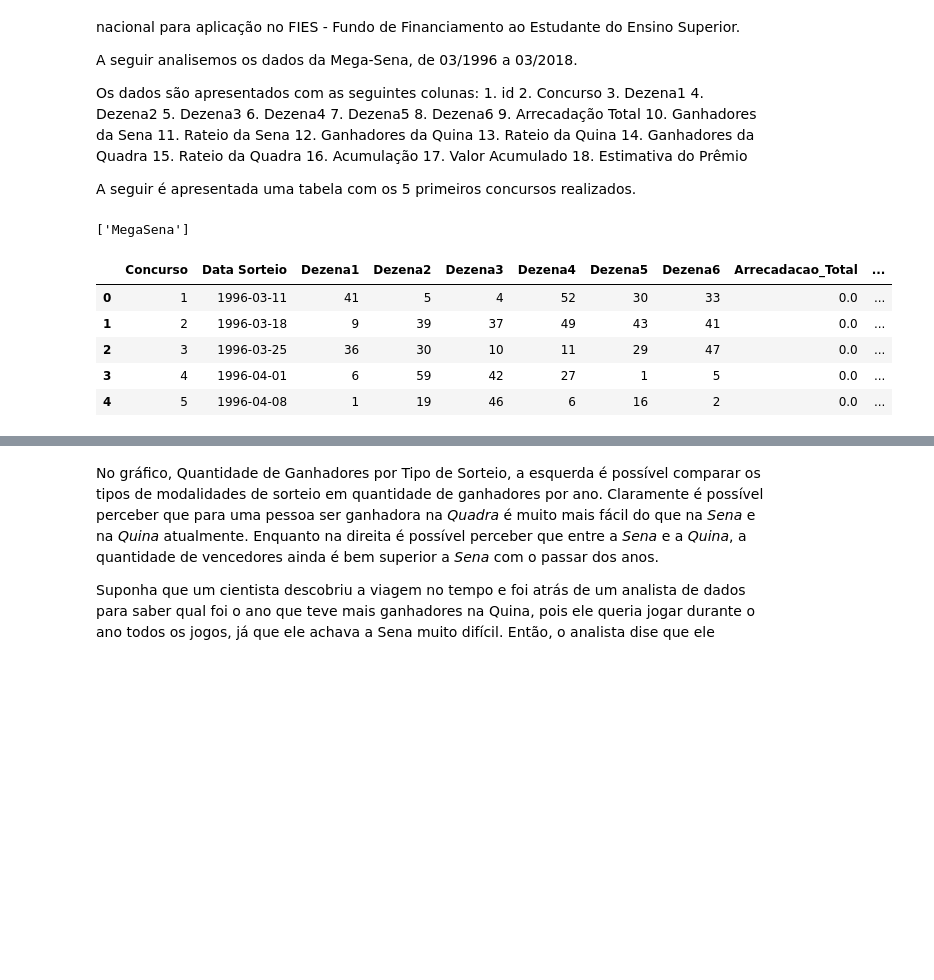
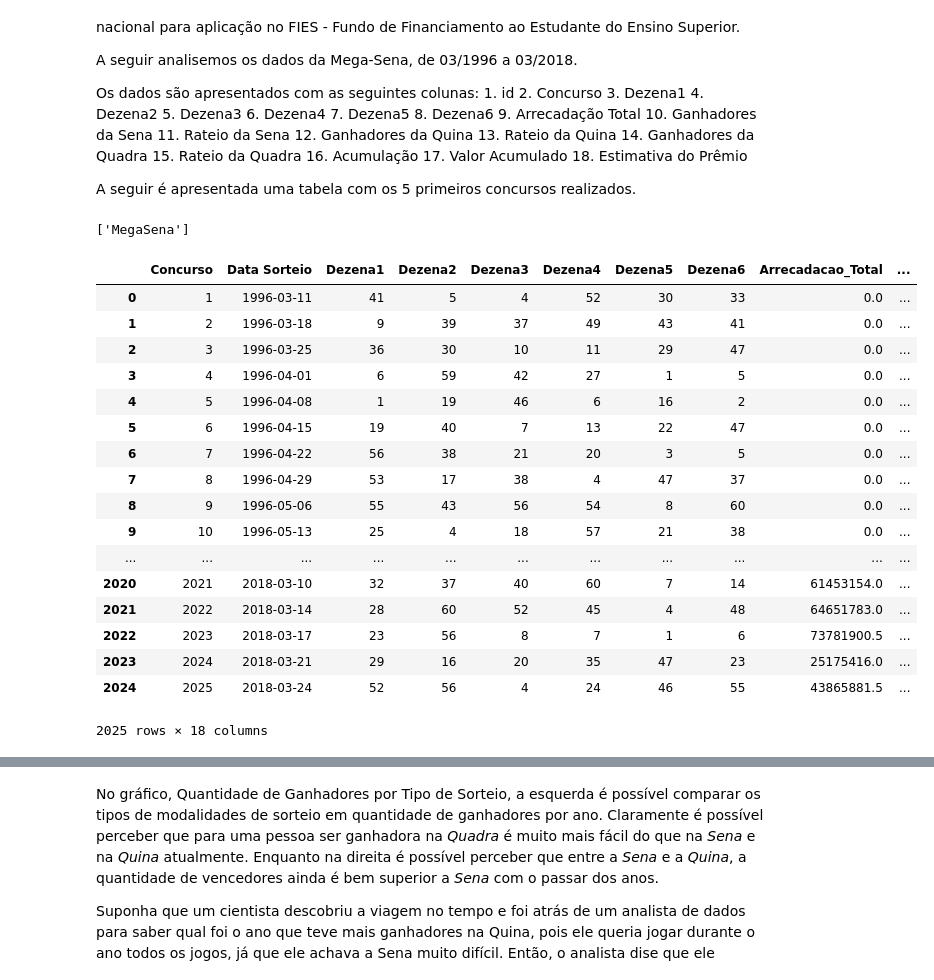
Before and after one commit to henriquedavid/megasena_analyse, a Jupyter notebook: Mega-Sena Analyse.ipynb, the cells around one changed output, grey strips where cells are left out. Saved outputs shown, nothing was run; the diff lists cells and outputs as text; code cells hidden in the pictures; blank space fills up the shorter version.

```diff
--- a/Mega-Sena Analyse.ipynb
+++ b/Mega-Sena Analyse.ipynb
@@ -40,18 +42,31 @@ Os dados são apresentados com as seguintes colunas:
 
 A seguir é apresentada uma tabela com os 5 primeiros concursos realizados.
 # %%
+# Importar o database e importar o pandas e o matplotlib
 import pandas as pd
 import matplotlib.pyplot as plt
 arquivo = 'basedados.xlsx'
 excel = pd.ExcelFile(arquivo)
 print(excel.sheet_names)
 dados = excel.parse(0)
-dados.head()
+dados
 # %% [output]
 ['MegaSena']
 |  | Concurso | Data Sorteio | Dezena1 | Dezena2 | Dezena3 | Dezena4 | Dezena5 | Dezena6 | Arrecadacao_Total | ... |
 | 0 | 1 | 1996-03-11 | 41 | 5 | 4 | 52 | 30 | 33 | 0.0 | ... |
 | 1 | 2 | 1996-03-18 | 9 | 39 | 37 | 49 | 43 | 41 | 0.0 | ... |
 | 2 | 3 | 1996-03-25 | 36 | 30 | 10 | 11 | 29 | 47 | 0.0 | ... |
 | 3 | 4 | 1996-04-01 | 6 | 59 | 42 | 27 | 1 | 5 | 0.0 | ... |
 | 4 | 5 | 1996-04-08 | 1 | 19 | 46 | 6 | 16 | 2 | 0.0 | ... |
+| 5 | 6 | 1996-04-15 | 19 | 40 | 7 | 13 | 22 | 47 | 0.0 | ... |
+| 6 | 7 | 1996-04-22 | 56 | 38 | 21 | 20 | 3 | 5 | 0.0 | ... |
+| 7 | 8 | 1996-04-29 | 53 | 17 | 38 | 4 | 47 | 37 | 0.0 | ... |
+| 8 | 9 | 1996-05-06 | 55 | 43 | 56 | 54 | 8 | 60 | 0.0 | ... |
+| 9 | 10 | 1996-05-13 | 25 | 4 | 18 | 57 | 21 | 38 | 0.0 | ... |
+| ... | ... | ... | ... | ... | ... | ... | ... | ... | ... | ... |
+| 2020 | 2021 | 2018-03-10 | 32 | 37 | 40 | 60 | 7 | 14 | 61453154.0 | ... |
+| 2021 | 2022 | 2018-03-14 | 28 | 60 | 52 | 45 | 4 | 48 | 64651783.0 | ... |
+| 2022 | 2023 | 2018-03-17 | 23 | 56 | 8 | 7 | 1 | 6 | 73781900.5 | ... |
+| 2023 | 2024 | 2018-03-21 | 29 | 16 | 20 | 35 | 47 | 23 | 25175416.0 | ... |
+| 2024 | 2025 | 2018-03-24 | 52 | 56 | 4 | 24 | 46 | 55 | 43865881.5 | ... |
+2025 rows × 18 columns
```
Also changed, not shown: parts of 8 cells of this notebook.
